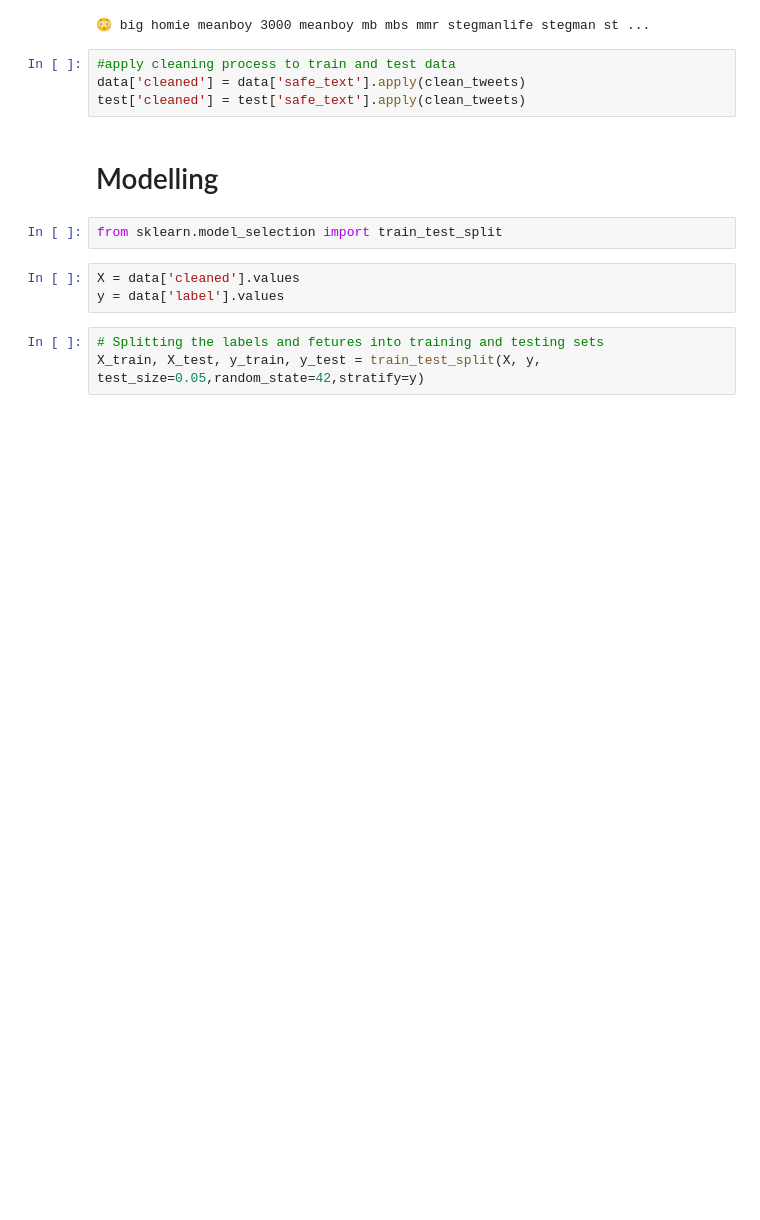
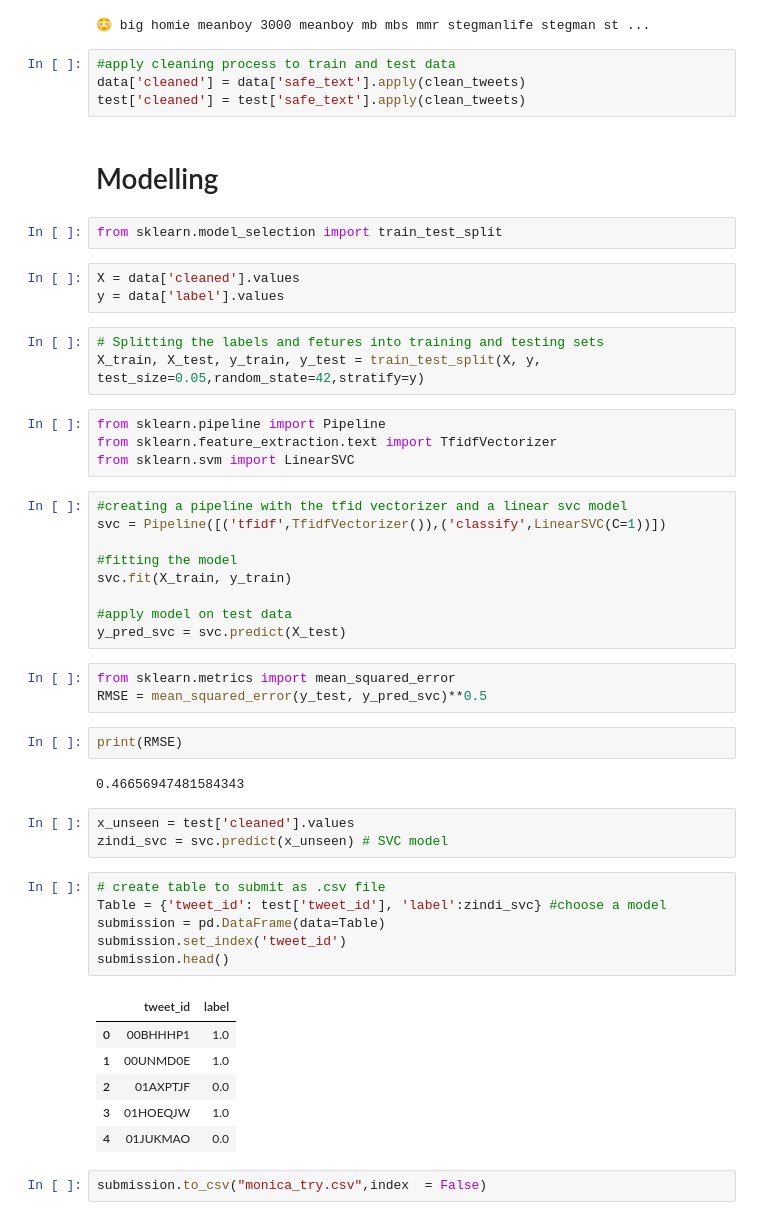
Before and after one commit to monicafar147/To-vaccinate-or-not-, a Jupyter notebook: main.ipynb, the cells around one changed output. Drawn from its saved outputs; the diff is of its cells as text; blank space fills up the shorter version.

Commit message:
uploaded a sample on ZIndi

```diff
--- a/main.ipynb
+++ b/main.ipynb
@@ -455,3 +455,41 @@ y = data['label'].values
 # %%
 # Splitting the labels and fetures into training and testing sets
 X_train, X_test, y_train, y_test = train_test_split(X, y, test_size=0.05,random_state=42,stratify=y)
+# %%
+from sklearn.pipeline import Pipeline
+from sklearn.feature_extraction.text import TfidfVectorizer
+from sklearn.svm import LinearSVC
+# %%
+#creating a pipeline with the tfid vectorizer and a linear svc model
+svc = Pipeline([('tfidf',TfidfVectorizer()),('classify',LinearSVC(C=1))])
+
+#fitting the model
+svc.fit(X_train, y_train)
+
+#apply model on test data
+y_pred_svc = svc.predict(X_test)
+# %%
+from sklearn.metrics import mean_squared_error
+RMSE = mean_squared_error(y_test, y_pred_svc)**0.5
+# %%
+print(RMSE)
+# %% [output]
+0.46656947481584343
+# %%
+x_unseen = test['cleaned'].values
+zindi_svc = svc.predict(x_unseen) # SVC model
+# %%
+# create table to submit as .csv file
+Table = {'tweet_id': test['tweet_id'], 'label':zindi_svc} #choose a model
+submission = pd.DataFrame(data=Table)
+submission.set_index('tweet_id')
+submission.head()
+# %% [output]
+|  | tweet_id | label |
+| 0 | 00BHHHP1 | 1.0 |
+| 1 | 00UNMD0E | 1.0 |
+| 2 | 01AXPTJF | 0.0 |
+| 3 | 01HOEQJW | 1.0 |
+| 4 | 01JUKMAO | 0.0 |
+# %%
+submission.to_csv("monica_try.csv",index  = False)
```
